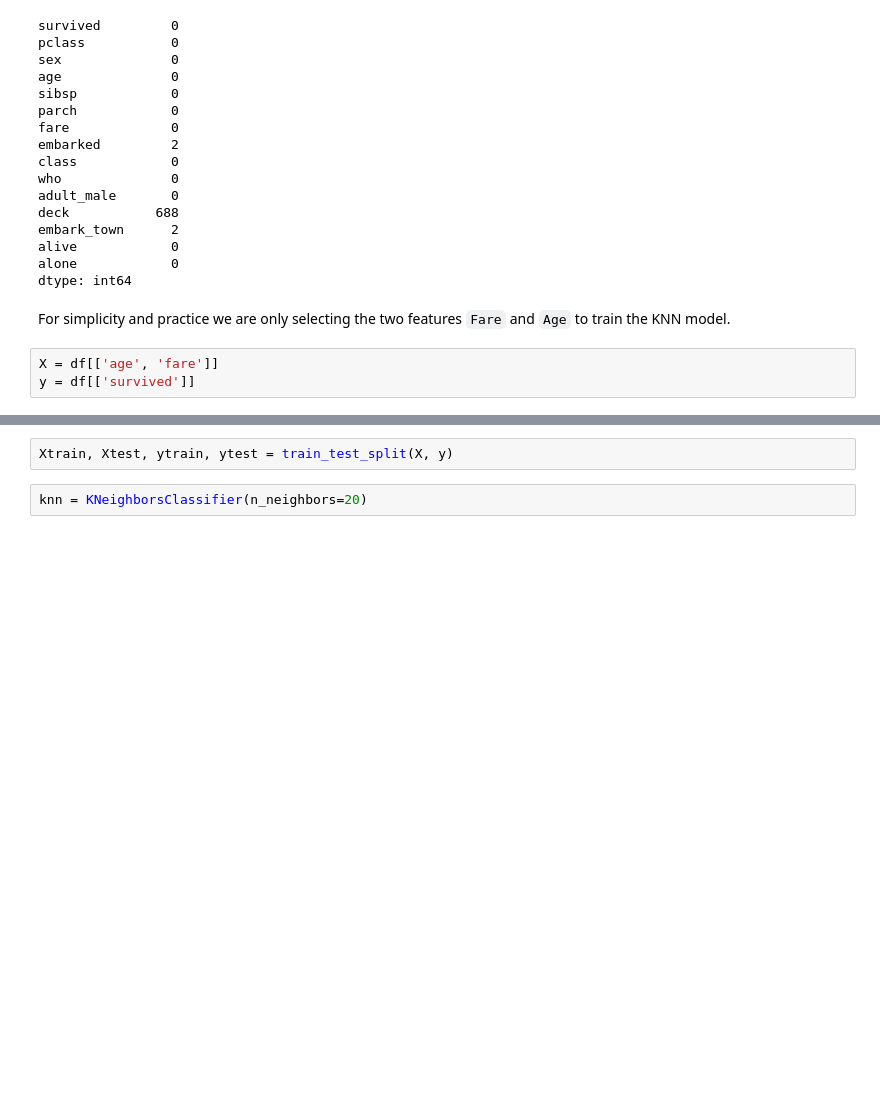
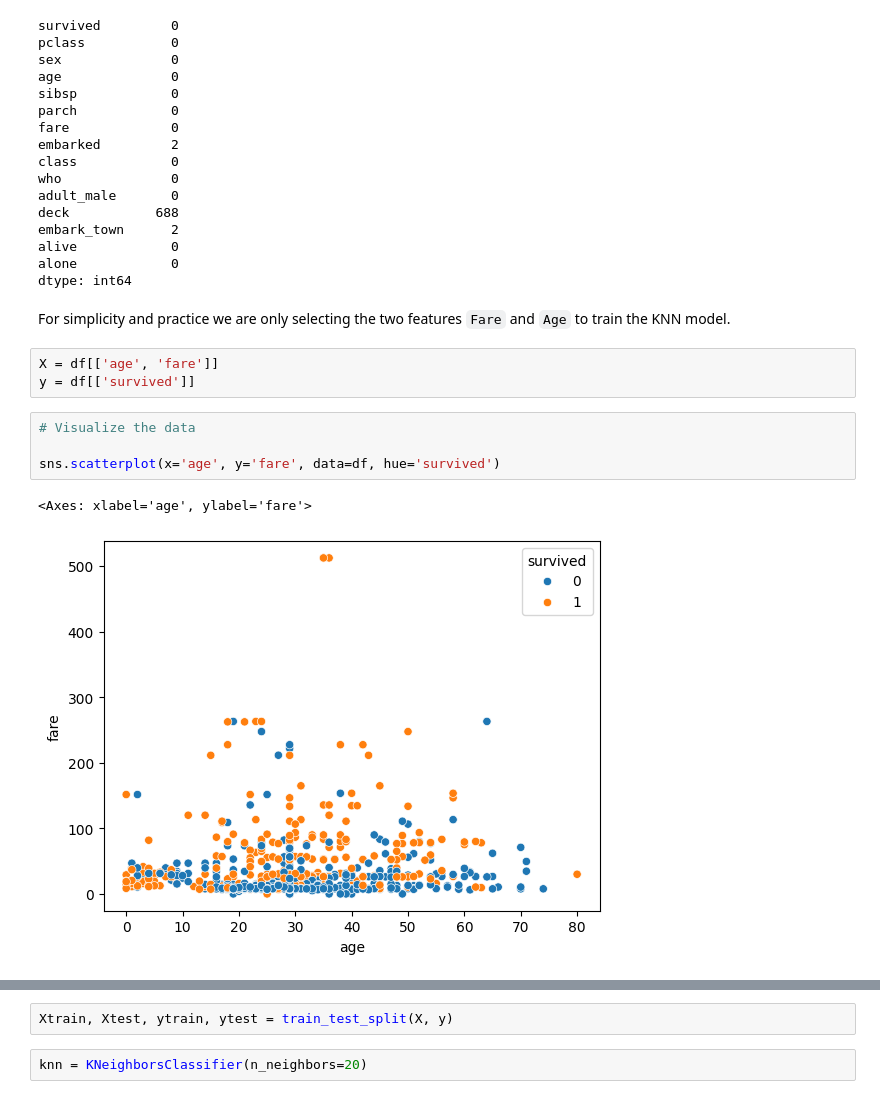
Before and after one commit to sahilkhan-7/Machine-Learning-basic-to-advance, a Jupyter notebook: Classification/knn implement.ipynb, the cells around one changed output, grey strips where cells are left out. Drawn from its saved outputs; the diff is of its cells as text; blank space fills up the shorter version.

```diff
--- a/Classification/knn implement.ipynb
+++ b/Classification/knn implement.ipynb
@@ -64,3 +71,10 @@ For simplicity and practice we are only selecting the two features `Fare` and `A
 # %%
 X = df[['age', 'fare']]
 y = df[['survived']]
+# %%
+# Visualize the data
+
+sns.scatterplot(x='age', y='fare', data=df, hue='survived')
+# %% [output]
+<Axes: xlabel='age', ylabel='fare'>
+[figure, added]
```
Also changed, not shown: parts of 15 cells of this notebook.
